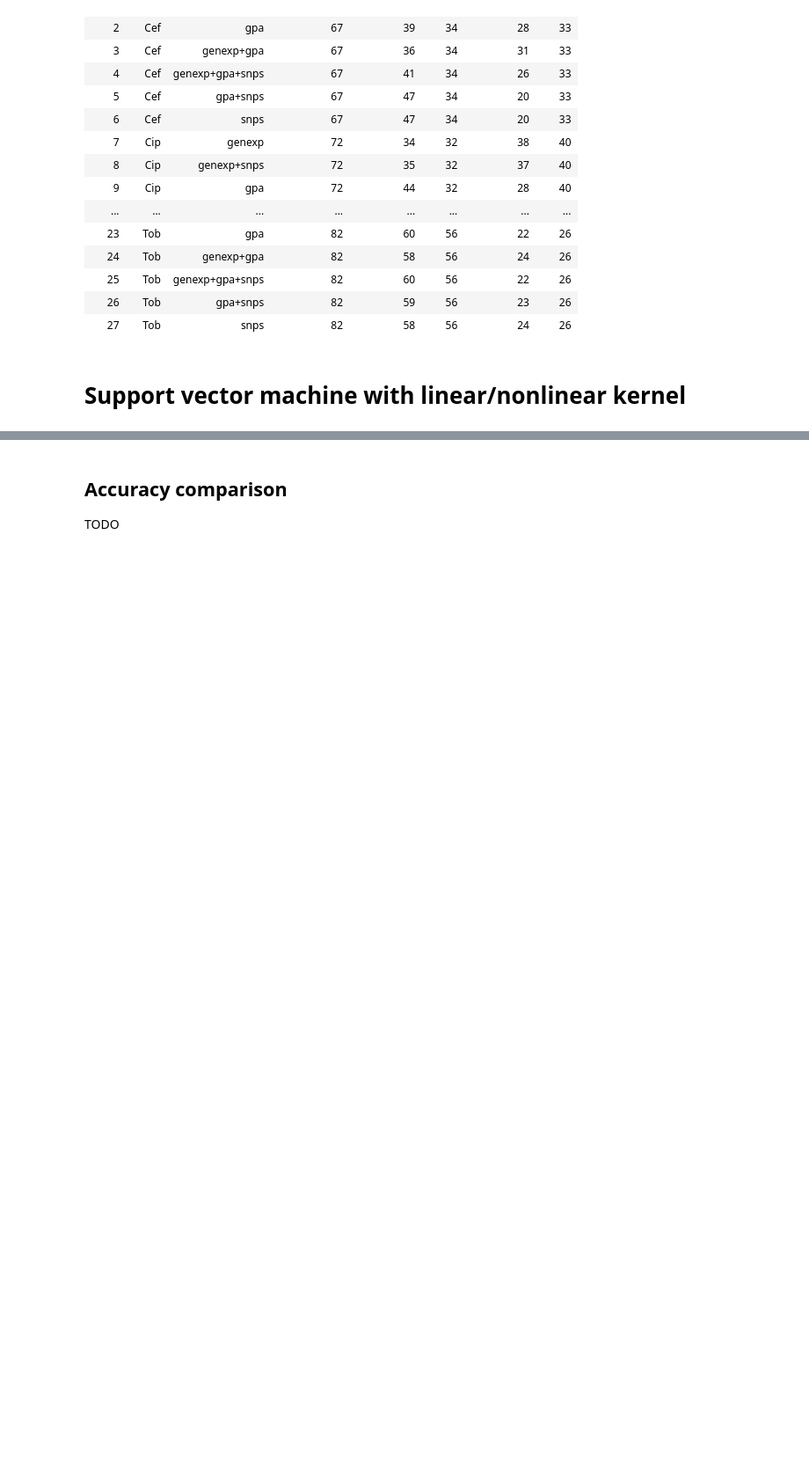
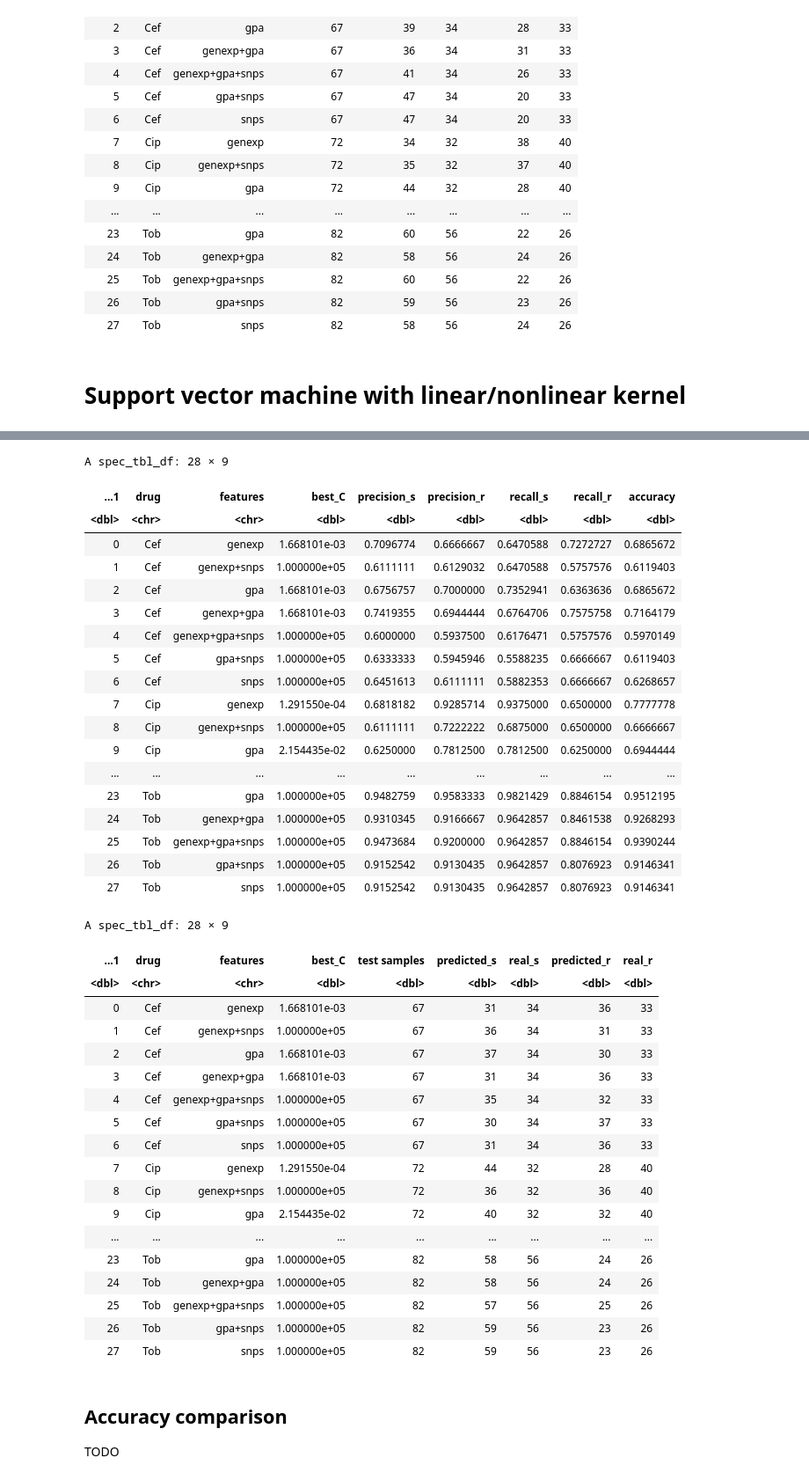
Before and after one commit to riccardo03-maker/Multiomic_integration_antimicrobial_resistance, a Jupyter notebook: r_trials.ipynb, the cells around one changed output, grey strips where cells are left out. Shown at 88% size. Saved outputs shown, nothing was run; the diff lists cells and outputs as text; code cells hidden in the pictures; blank space fills up the shorter version.

Commit message:
Implemented train-test-validation split

```diff
--- a/r_trials.ipynb
+++ b/r_trials.ipynb
@@ -580,0 +583,9 @@ A spec_tbl_df: 28 × 8
+# %%
+library(tidyverse)
+svm_scores_linear <- read_csv(
+    "ml_algorithms/results/svc/svc_scores_linear.csv"
+)
+
+svm_counts_linear <- read_csv(
+    "ml_algorithms/results/svc/svc_counts_linear.csv"
+)
@@ -581,3 +613,45 @@ A spec_tbl_df: 28 × 8
+# %%
+svm_scores_linear
+svm_counts_linear
+# %% [output]
+A spec_tbl_df: 28 × 9
+| ...1 | drug | features | best_C | precision_s | precision_r | recall_s | recall_r | accuracy |
+| <dbl> | <chr> | <chr> | <dbl> | <dbl> | <dbl> | <dbl> | <dbl> | <dbl> |
+| 0 | Cef | genexp | 1.668101e-03 | 0.7096774 | 0.6666667 | 0.6470588 | 0.7272727 | 0.6865672 |
+| 1 | Cef | genexp+snps | 1.000000e+05 | 0.6111111 | 0.6129032 | 0.6470588 | 0.5757576 | 0.6119403 |
+| 2 | Cef | gpa | 1.668101e-03 | 0.6756757 | 0.7000000 | 0.7352941 | 0.6363636 | 0.6865672 |
+| 3 | Cef | genexp+gpa | 1.668101e-03 | 0.7419355 | 0.6944444 | 0.6764706 | 0.7575758 | 0.7164179 |
+| 4 | Cef | genexp+gpa+snps | 1.000000e+05 | 0.6000000 | 0.5937500 | 0.6176471 | 0.5757576 | 0.5970149 |
+| 5 | Cef | gpa+snps | 1.000000e+05 | 0.6333333 | 0.5945946 | 0.5588235 | 0.6666667 | 0.6119403 |
+| 6 | Cef | snps | 1.000000e+05 | 0.6451613 | 0.6111111 | 0.5882353 | 0.6666667 | 0.6268657 |
+| 7 | Cip | genexp | 1.291550e-04 | 0.6818182 | 0.9285714 | 0.9375000 | 0.6500000 | 0.7777778 |
+| 8 | Cip | genexp+snps | 1.000000e+05 | 0.6111111 | 0.7222222 | 0.6875000 | 0.6500000 | 0.6666667 |
+| 9 | Cip | gpa | 2.154435e-02 | 0.6250000 | 0.7812500 | 0.7812500 | 0.6250000 | 0.6944444 |
+| ... | ... | ... | ... | ... | ... | ... | ... | ... |
+| 23 | Tob | gpa | 1.000000e+05 | 0.9482759 | 0.9583333 | 0.9821429 | 0.8846154 | 0.9512195 |
+| 24 | Tob | genexp+gpa | 1.000000e+05 | 0.9310345 | 0.9166667 | 0.9642857 | 0.8461538 | 0.9268293 |
+| 25 | Tob | genexp+gpa+snps | 1.000000e+05 | 0.9473684 | 0.9200000 | 0.9642857 | 0.8846154 | 0.9390244 |
+| 26 | Tob | gpa+snps | 1.000000e+05 | 0.9152542 | 0.9130435 | 0.9642857 | 0.8076923 | 0.9146341 |
+| 27 | Tob | snps | 1.000000e+05 | 0.9152542 | 0.9130435 | 0.9642857 | 0.8076923 | 0.9146341 |
+A spec_tbl_df: 28 × 9
+| ...1 | drug | features | best_C | test samples | predicted_s | real_s | predicted_r | real_r |
+| <dbl> | <chr> | <chr> | <dbl> | <dbl> | <dbl> | <dbl> | <dbl> | <dbl> |
+| 0 | Cef | genexp | 1.668101e-03 | 67 | 31 | 34 | 36 | 33 |
+| 1 | Cef | genexp+snps | 1.000000e+05 | 67 | 36 | 34 | 31 | 33 |
+| 2 | Cef | gpa | 1.668101e-03 | 67 | 37 | 34 | 30 | 33 |
+| 3 | Cef | genexp+gpa | 1.668101e-03 | 67 | 31 | 34 | 36 | 33 |
+| 4 | Cef | genexp+gpa+snps | 1.000000e+05 | 67 | 35 | 34 | 32 | 33 |
+| 5 | Cef | gpa+snps | 1.000000e+05 | 67 | 30 | 34 | 37 | 33 |
+| 6 | Cef | snps | 1.000000e+05 | 67 | 31 | 34 | 36 | 33 |
+| 7 | Cip | genexp | 1.291550e-04 | 72 | 44 | 32 | 28 | 40 |
+| 8 | Cip | genexp+snps | 1.000000e+05 | 72 | 36 | 32 | 36 | 40 |
+| 9 | Cip | gpa | 2.154435e-02 | 72 | 40 | 32 | 32 | 40 |
+| ... | ... | ... | ... | ... | ... | ... | ... | ... |
+| 23 | Tob | gpa | 1.000000e+05 | 82 | 58 | 56 | 24 | 26 |
+| 24 | Tob | genexp+gpa | 1.000000e+05 | 82 | 58 | 56 | 24 | 26 |
+| 25 | Tob | genexp+gpa+snps | 1.000000e+05 | 82 | 57 | 56 | 25 | 26 |
+| 26 | Tob | gpa+snps | 1.000000e+05 | 82 | 59 | 56 | 23 | 26 |
+| 27 | Tob | snps | 1.000000e+05 | 82 | 59 | 56 | 23 | 26 |
 # %% [markdown]
 ## Accuracy comparison
 
```
Also changed, not shown: parts of 2 cells of this notebook, 7 other files.
